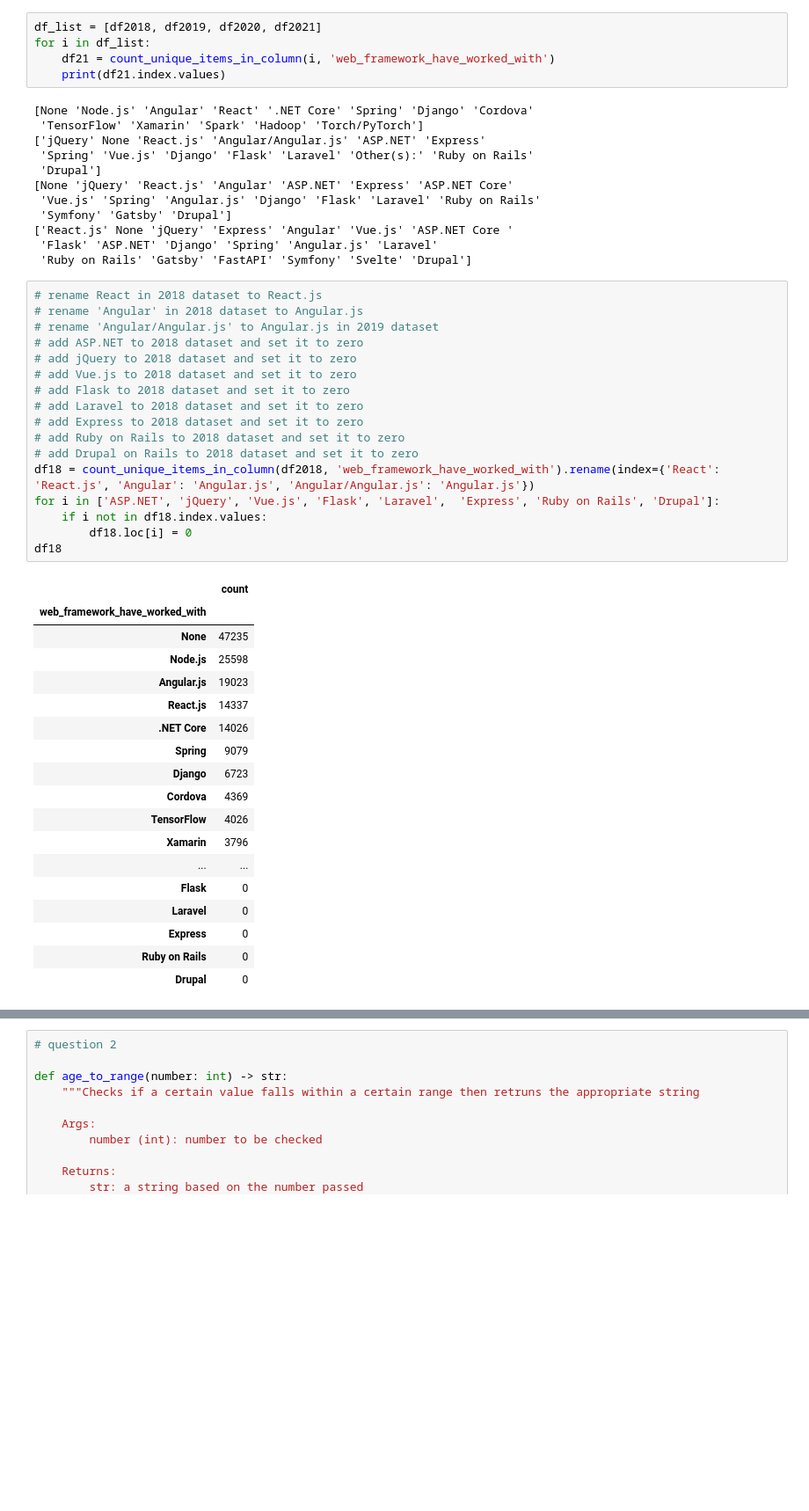
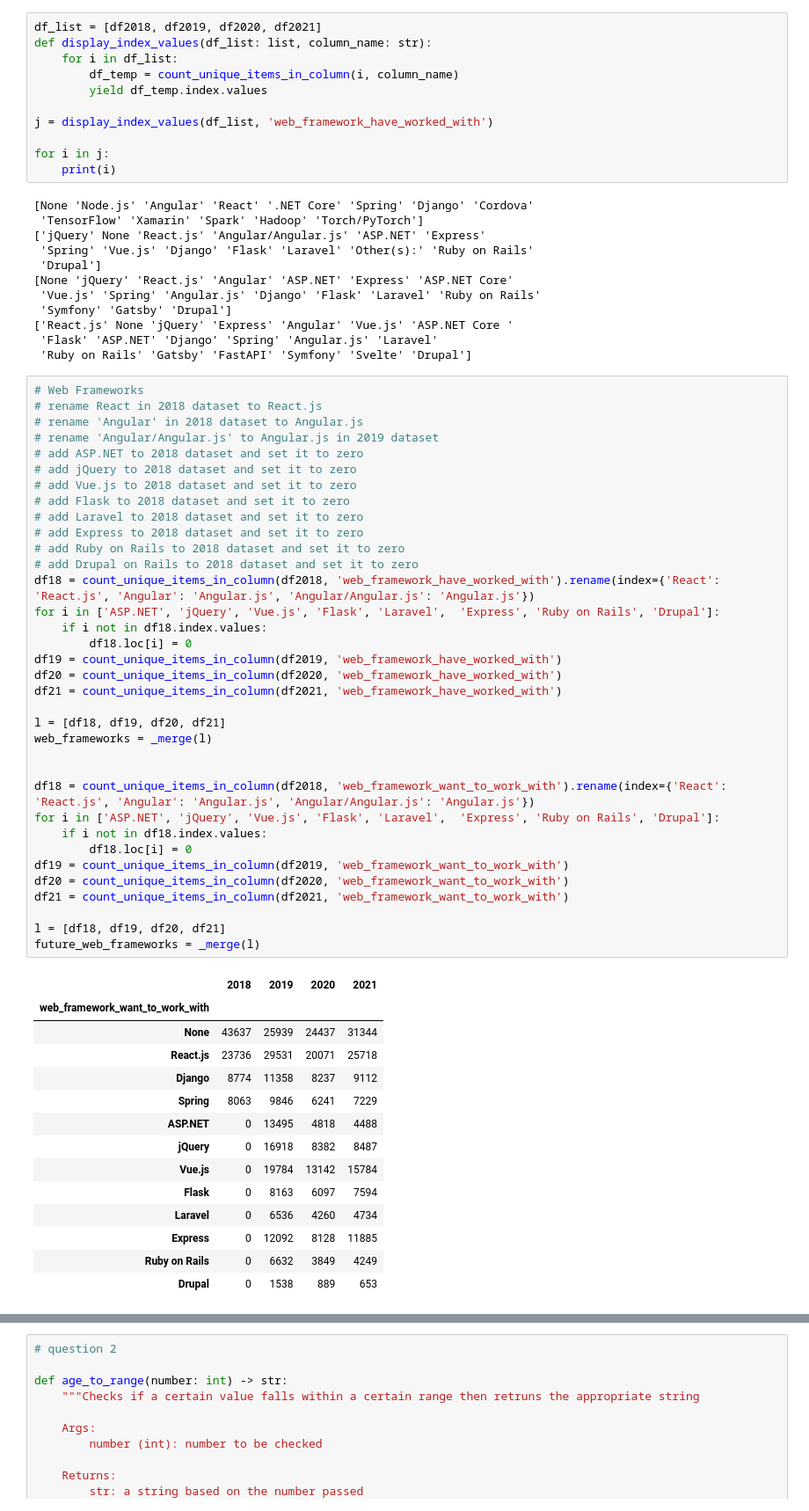
Before and after one commit to Zibusiso-Mangoye/sof_sa, a Jupyter notebook: notebooks/exploration.ipynb, the cells around one changed output, grey strips where cells are left out. Shown at 88% size. Saved outputs shown, nothing was run; the diff lists cells and outputs as text; blank space fills up the shorter version.

```diff
--- a/notebooks/exploration.ipynb
+++ b/notebooks/exploration.ipynb
@@ -180,9 +209,15 @@ def merge_dfs(dataframe_list: list, column_name: str) -> pd.DataFrame:
     return dfs_merged
 # %%
 df_list = [df2018, df2019, df2020, df2021]
-for i in df_list:
-    df21 = count_unique_items_in_column(i, 'web_framework_have_worked_with')
-    print(df21.index.values)
+def display_index_values(df_list: list, column_name: str):
+    for i in df_list:
+        df_temp = count_unique_items_in_column(i, column_name)
+        yield df_temp.index.values
+
+j = display_index_values(df_list, 'web_framework_have_worked_with')
+
+for i in j:
+    print(i)
 # %% [output]
 [None 'Node.js' 'Angular' 'React' '.NET Core' 'Spring' 'Django' 'Cordova'
  'TensorFlow' 'Xamarin' 'Spark' 'Hadoop' 'Torch/PyTorch']
@@ -196,38 +231,52 @@ for i in df_list:
  'Flask' 'ASP.NET' 'Django' 'Spring' 'Angular.js' 'Laravel'
  'Ruby on Rails' 'Gatsby' 'FastAPI' 'Symfony' 'Svelte' 'Drupal']
 # %%
+# Web Frameworks
 # rename React in 2018 dataset to React.js
 # rename 'Angular' in 2018 dataset to Angular.js
 # rename 'Angular/Angular.js' to Angular.js in 2019 dataset
 # add ASP.NET to 2018 dataset and set it to zero
 # add jQuery to 2018 dataset and set it to zero
 # add Vue.js to 2018 dataset and set it to zero
 # add Flask to 2018 dataset and set it to zero
 # add Laravel to 2018 dataset and set it to zero
 # add Express to 2018 dataset and set it to zero
 # add Ruby on Rails to 2018 dataset and set it to zero
 # add Drupal on Rails to 2018 dataset and set it to zero
 df18 = count_unique_items_in_column(df2018, 'web_framework_have_worked_with').rename(index={'React': 'React.js', 'Angular': 'Angular.js', 'Angular/Angular.js': 'Angular.js'})
 for i in ['ASP.NET', 'jQuery', 'Vue.js', 'Flask', 'Laravel',  'Express', 'Ruby on Rails', 'Drupal']:
     if i not in df18.index.values:
         df18.loc[i] = 0
-df18
+df19 = count_unique_items_in_column(df2019, 'web_framework_have_worked_with')
+df20 = count_unique_items_in_column(df2020, 'web_framework_have_worked_with')
+df21 = count_unique_items_in_column(df2021, 'web_framework_have_worked_with')
+
+l = [df18, df19, df20, df21]
+web_frameworks = _merge(l)
+
+
+df18 = count_unique_items_in_column(df2018, 'web_framework_want_to_work_with').rename(index={'React': 'React.js', 'Angular': 'Angular.js', 'Angular/Angular.js': 'Angular.js'})
+for i in ['ASP.NET', 'jQuery', 'Vue.js', 'Flask', 'Laravel',  'Express', 'Ruby on Rails', 'Drupal']:
+    if i not in df18.index.values:
+        df18.loc[i] = 0
+df19 = count_unique_items_in_column(df2019, 'web_framework_want_to_work_with')
+df20 = count_unique_items_in_column(df2020, 'web_framework_want_to_work_with')
+df21 = count_unique_items_in_column(df2021, 'web_framework_want_to_work_with')
+
+l = [df18, df19, df20, df21]
+future_web_frameworks = _merge(l)
 # %% [output]
-|  | count |
-| web_framework_have_worked_with |  |
-| None | 47235 |
-| Node.js | 25598 |
-| Angular.js | 19023 |
-| React.js | 14337 |
-| .NET Core | 14026 |
-| Spring | 9079 |
-| Django | 6723 |
-| Cordova | 4369 |
-| TensorFlow | 4026 |
-| Xamarin | 3796 |
-| ... | ... |
-| Flask | 0 |
-| Laravel | 0 |
-| Express | 0 |
-| Ruby on Rails | 0 |
-| Drupal | 0 |
+|  | 2018 | 2019 | 2020 | 2021 |
+| web_framework_want_to_work_with |  |  |  |  |
+| None | 43637 | 25939 | 24437 | 31344 |
+| React.js | 23736 | 29531 | 20071 | 25718 |
+| Django | 8774 | 11358 | 8237 | 9112 |
+| Spring | 8063 | 9846 | 6241 | 7229 |
+| ASP.NET | 0 | 13495 | 4818 | 4488 |
+| jQuery | 0 | 16918 | 8382 | 8487 |
+| Vue.js | 0 | 19784 | 13142 | 15784 |
+| Flask | 0 | 8163 | 6097 | 7594 |
+| Laravel | 0 | 6536 | 4260 | 4734 |
+| Express | 0 | 12092 | 8128 | 11885 |
+| Ruby on Rails | 0 | 6632 | 3849 | 4249 |
+| Drupal | 0 | 1538 | 889 | 653 |
```
Also changed, not shown: parts of 23 cells of this notebook, 4 other files.
